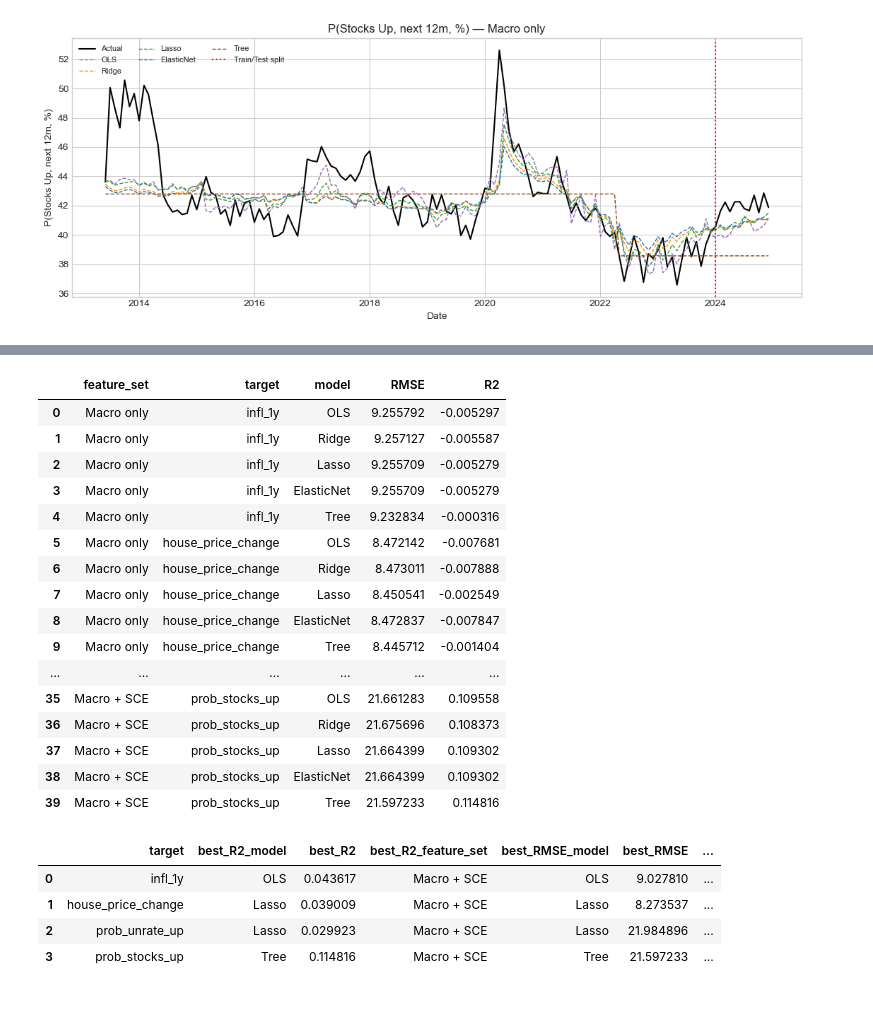
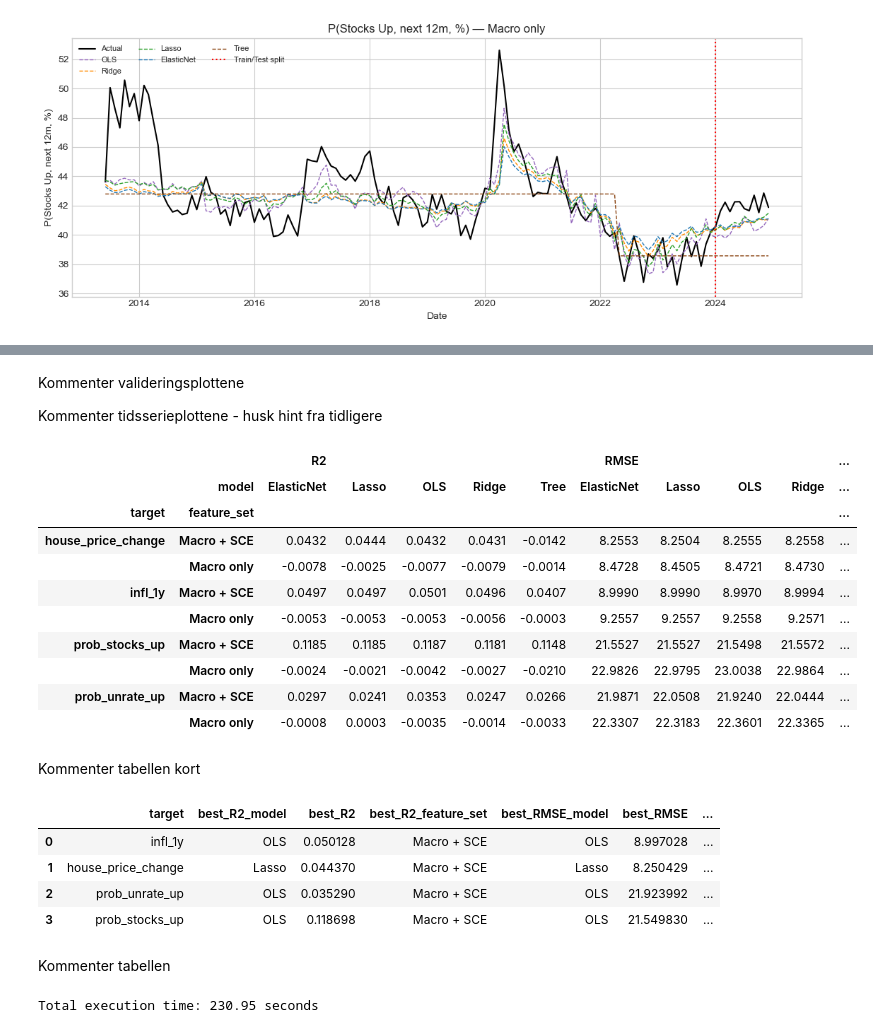
Before and after one commit to MHS17-NHH/FIE463-V26, a Jupyter notebook: data/solution.ipynb, the cells around one changed output, grey strips where cells are left out. Saved outputs shown, nothing was run; the diff lists cells and outputs as text; code cells hidden in the pictures; blank space fills up the shorter version.

```diff
--- a/data/solution.ipynb
+++ b/data/solution.ipynb
@@ -646,21 +649,5 @@ Skriv tekst her (Motiver valg av variabler)
 ## Part 6 - Predicting Binary Optimism Variables (Classification)
 # %% [markdown]
 ## Part 7 - Conclusion
-# %%
-# DONT RUN: THIS IS ALSO HANDLED BY THE PREPROCESSOR FUNCTION IN THE NOTEBOOK (Kept in case of showing corrs of dummies with targets)
-
-# List of unique categories
-educ_uniq = list(np.sort(sce_data['educ'].unique()))
-
-# Create dummy variable encoder
-enc = OneHotEncoder(categories=[educ_uniq], sparse_output=False, drop='first')
-
-# Create column names for the dummies and generate the dummy variables (dropping the first category to avoid multicollinearity)
-educ_dummy_cols = [f"educ_{cat}" for cat in educ_uniq[1:]]
-educ_dummies = enc.fit_transform(sce_data[['educ']])
-
-# Make a DataFrame of the dummies and add to sce_data
-educ_df = pd.DataFrame(educ_dummies, columns=educ_dummy_cols, index=sce_data.index)
-sce_data = pd.concat([sce_data, educ_df], axis=1)
 # %% [markdown]
 ## Part 5
@@ -769,7 +772,7 @@ NUM_MACRO = [
     "federal_funds", "mortgage_30y", "10y_yield",
     "vix",
 ]
-NUM_SCE = ["num_lit_q2_correct", "female", "black",
+NUM_SCE = ["num_lit_q2_correct", "num_lit_q3_correct", 'num_lit_q6_correct', "female", "black",
            "hh_inc_bin_rank", "working"]
 CAT_SCE = ["educ"]
 
@@ -790,7 +793,7 @@ TARGET_LABELS = {
 
 CV_FOLDS = 5
 
-# ── Model configuration: estimator, param_grid, scaling, plotting preferences ──
+# Model configuration: estimator, param_grid, scaling, plotting preferences
 MODELS = {
     "OLS": {
         "estimator": LinearRegression(),
@@ -845,6 +848,7 @@ COLORS = {
 testing = False
 train_data = sce_data.sample(n=10_000, random_state=0)
 
+# Remove loop later - keep only full data set with 2024 split
 if testing:
     train = train_data[train_data["date"].dt.year <  2024].reset_index(drop=True)
     test  = train_data[train_data["date"].dt.year == 2024].reset_index(drop=True)
@@ -1186,25 +1184,30 @@ for target in TARGETS:
 [figure]
+# %% [markdown]
+Kommenter valideringsplottene
+
+Kommenter tidsserieplottene - husk hint fra tidligere
 # %%
+# Display results
 results_df = pd.concat(all_metrics, ignore_index=True)
-results_df
+display(results_df.pivot_table(
+    index=['target', 'feature_set'],
+    columns='model',
+    values=['RMSE', 'R2']
+).round(4))
 # %% [output]
-|  | feature_set | target | model | RMSE | R2 |
-| 0 | Macro only | infl_1y | OLS | 9.255792 | -0.005297 |
-| 1 | Macro only | infl_1y | Ridge | 9.257127 | -0.005587 |
-| 2 | Macro only | infl_1y | Lasso | 9.255709 | -0.005279 |
-| 3 | Macro only | infl_1y | ElasticNet | 9.255709 | -0.005279 |
-| 4 | Macro only | infl_1y | Tree | 9.232834 | -0.000316 |
-| 5 | Macro only | house_price_change | OLS | 8.472142 | -0.007681 |
-| 6 | Macro only | house_price_change | Ridge | 8.473011 | -0.007888 |
-| 7 | Macro only | house_price_change | Lasso | 8.450541 | -0.002549 |
-| 8 | Macro only | house_price_change | ElasticNet | 8.472837 | -0.007847 |
-| 9 | Macro only | house_price_change | Tree | 8.445712 | -0.001404 |
-| ... | ... | ... | ... | ... | ... |
-| 35 | Macro + SCE | prob_stocks_up | OLS | 21.661283 | 0.109558 |
-| 36 | Macro + SCE | prob_stocks_up | Ridge | 21.675696 | 0.108373 |
-| 37 | Macro + SCE | prob_stocks_up | Lasso | 21.664399 | 0.109302 |
-| 38 | Macro + SCE | prob_stocks_up | ElasticNet | 21.664399 | 0.109302 |
-| 39 | Macro + SCE | prob_stocks_up | Tree | 21.597233 | 0.114816 |
+|  |  | R2 |  |  |  |  | RMSE |  |  |  | ... |
+|  | model | ElasticNet | Lasso | OLS | Ridge | Tree | ElasticNet | Lasso | OLS | Ridge | ... |
+| target | feature_set |  |  |  |  |  |  |  |  |  | ... |
+| house_price_change | Macro + SCE | 0.0432 | 0.0444 | 0.0432 | 0.0431 | -0.0142 | 8.2553 | 8.2504 | 8.2555 | 8.2558 | ... |
+|  | Macro only | -0.0078 | -0.0025 | -0.0077 | -0.0079 | -0.0014 | 8.4728 | 8.4505 | 8.4721 | 8.4730 | ... |
+| infl_1y | Macro + SCE | 0.0497 | 0.0497 | 0.0501 | 0.0496 | 0.0407 | 8.9990 | 8.9990 | 8.9970 | 8.9994 | ... |
+|  | Macro only | -0.0053 | -0.0053 | -0.0053 | -0.0056 | -0.0003 | 9.2557 | 9.2557 | 9.2558 | 9.2571 | ... |
+| prob_stocks_up | Macro + SCE | 0.1185 | 0.1185 | 0.1187 | 0.1181 | 0.1148 | 21.5527 | 21.5527 | 21.5498 | 21.5572 | ... |
+|  | Macro only | -0.0024 | -0.0021 | -0.0042 | -0.0027 | -0.0210 | 22.9826 | 22.9795 | 23.0038 | 22.9864 | ... |
+| prob_unrate_up | Macro + SCE | 0.0297 | 0.0241 | 0.0353 | 0.0247 | 0.0266 | 21.9871 | 22.0508 | 21.9240 | 22.0444 | ... |
+|  | Macro only | -0.0008 | 0.0003 | -0.0035 | -0.0014 | -0.0033 | 22.3307 | 22.3183 | 22.3601 | 22.3365 | ... |
+# %% [markdown]
+Kommenter tabellen kort
 # %%
 # Summarize best models by R² and RMSE
 summary = []
@@ -1226,7 +1229,14 @@ summary_df = pd.DataFrame(summary)
 display(summary_df)
 # %% [output]
 |  | target | best_R2_model | best_R2 | best_R2_feature_set | best_RMSE_model | best_RMSE | ... |
-| 0 | infl_1y | OLS | 0.043617 | Macro + SCE | OLS | 9.027810 | ... |
-| 1 | house_price_change | Lasso | 0.039009 | Macro + SCE | Lasso | 8.273537 | ... |
-| 2 | prob_unrate_up | Lasso | 0.029923 | Macro + SCE | Lasso | 21.984896 | ... |
-| 3 | prob_stocks_up | Tree | 0.114816 | Macro + SCE | Tree | 21.597233 | ... |
+| 0 | infl_1y | OLS | 0.050128 | Macro + SCE | OLS | 8.997028 | ... |
+| 1 | house_price_change | Lasso | 0.044370 | Macro + SCE | Lasso | 8.250429 | ... |
+| 2 | prob_unrate_up | OLS | 0.035290 | Macro + SCE | OLS | 21.923992 | ... |
+| 3 | prob_stocks_up | OLS | 0.118698 | Macro + SCE | OLS | 21.549830 | ... |
+# %% [markdown]
+Kommenter tabellen
+# %%
+end_time = time.time()
+print(f"Total execution time: {end_time - start_time:.2f} seconds")
+# %% [output]
+Total execution time: 230.95 seconds
```
Also changed, not shown: parts of 13 cells of this notebook.
